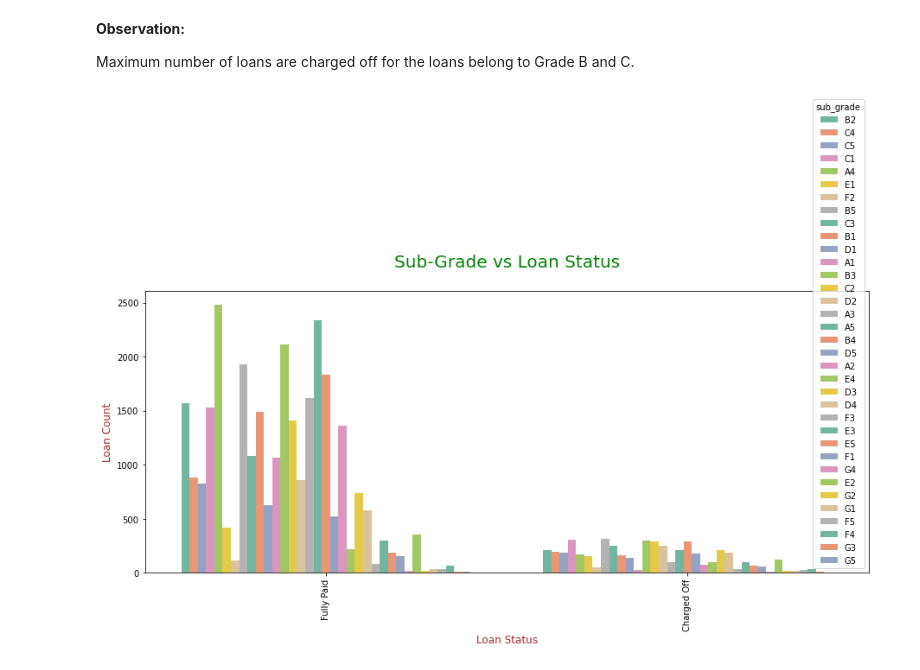
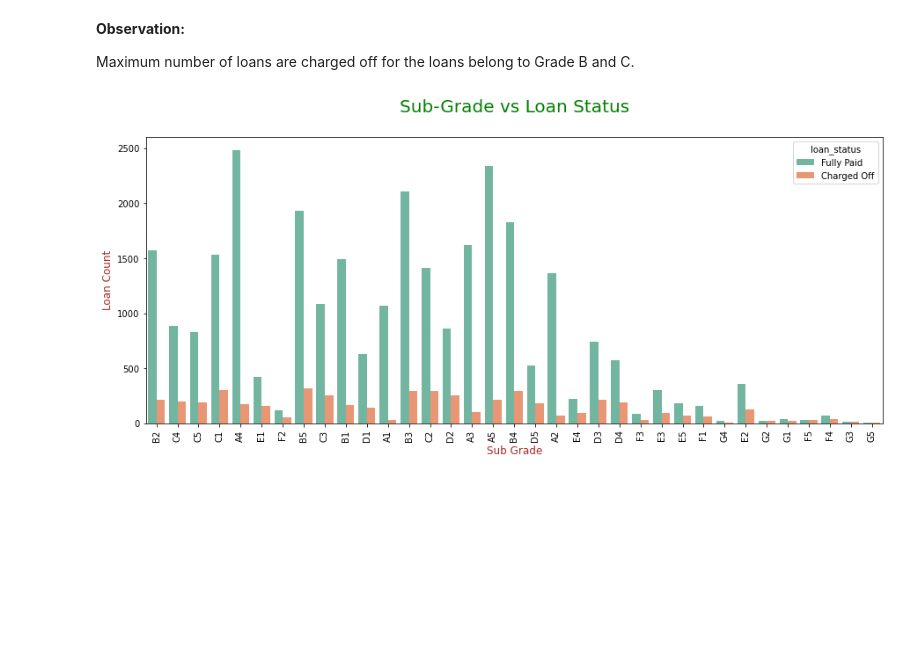
Before and after one commit to abhi-alone/EDA_Case_Study, a Jupyter notebook: Lending_Case_Study_EDA.ipynb, the cells around one changed output. Drawn from its saved outputs; the diff is of its cells as text; code cells hidden in the pictures; blank space fills up the shorter version.

```diff
--- a/Lending_Case_Study_EDA.ipynb
+++ b/Lending_Case_Study_EDA.ipynb
@@ -440,6 +440,6 @@ univ_count_Plot('loan_status','grade' , "Loan Status", "Loan Count", "Grade vs L
 
 Maximum number of loans are charged off for the loans belong to Grade B and C.
 # %%
-univ_count_Plot('loan_status', 'sub_grade', "Loan Status", "Loan Count", "Sub-Grade vs Loan Status\n",90)
+univ_count_Plot('sub_grade', 'loan_status', "Sub Grade", "Loan Count", "Sub-Grade vs Loan Status\n",90)
 # %% [output]
-[figure, old version]
+[figure, new version]
```
